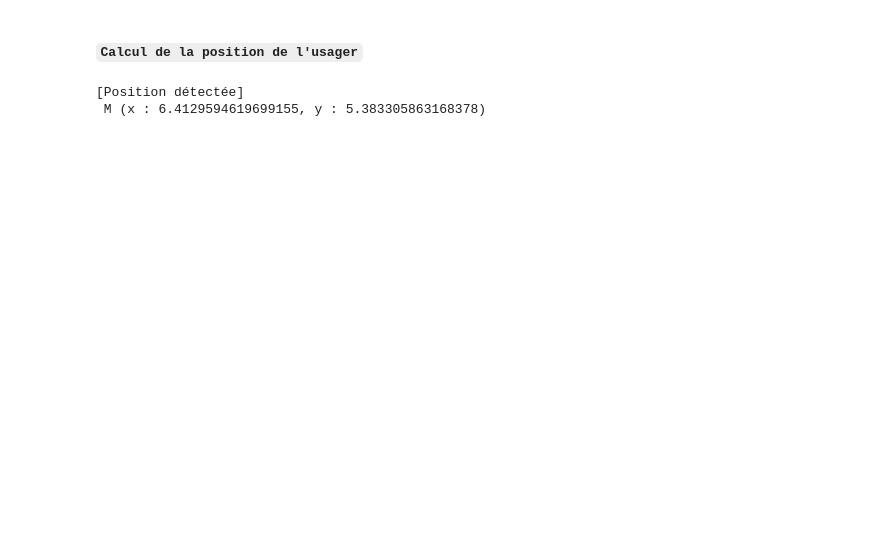
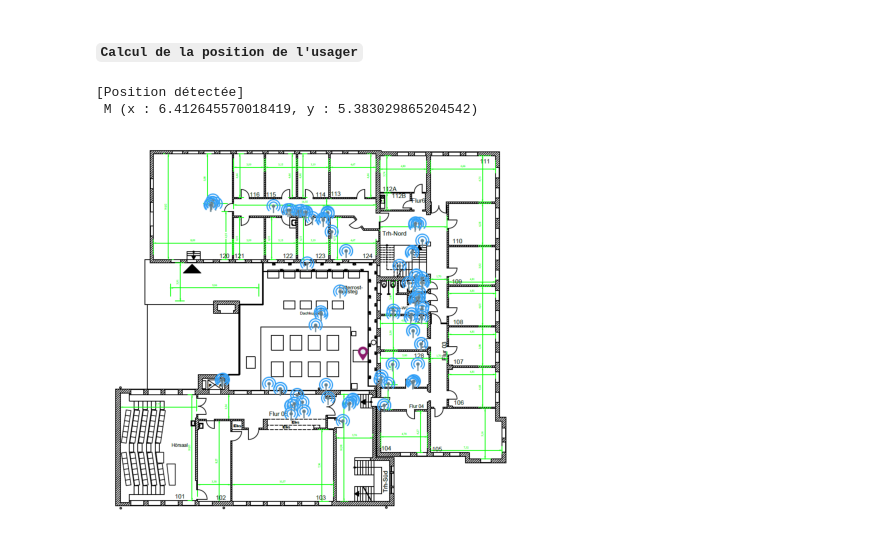
Before and after one commit to MbeHenri/detect_user_building, a Jupyter notebook: main.ipynb, the cells around one changed output. Saved outputs shown, nothing was run; the diff lists cells and outputs as text; code cells hidden in the pictures; blank space fills up the shorter version.

```diff
--- a/main.ipynb
+++ b/main.ipynb
@@ -144,9 +204,26 @@ M, _ = detect_collected_compute_access(E, access_points)
 # %%
 if M is not None:
     print("[Position détectée]  ")
     print(f" M (x : {M[0]}, y : {M[1]})")
+
+    image = plot_access_user(
+        access_points,
+        M,
+        None,
+        "./images/signal.png",
+        "./images/pointeur_violet.png",
+        image=image_batiment,
+        echelle=ECHELLE,
+        showed=False
+    )
+
+    plt.imshow(image)
+    plt.axis('off')
+    plt.show()
+
 else:
     print("[Aucune position détectée]  ")
 # %% [output]
 [Position détectée]
- M (x : 6.4129594619699155, y : 5.383305863168378)
+ M (x : 6.412645570018419, y : 5.383029865204542)
+[figure, added]
```
Also changed, not shown: parts of 9 cells of this notebook, 12 other files.
